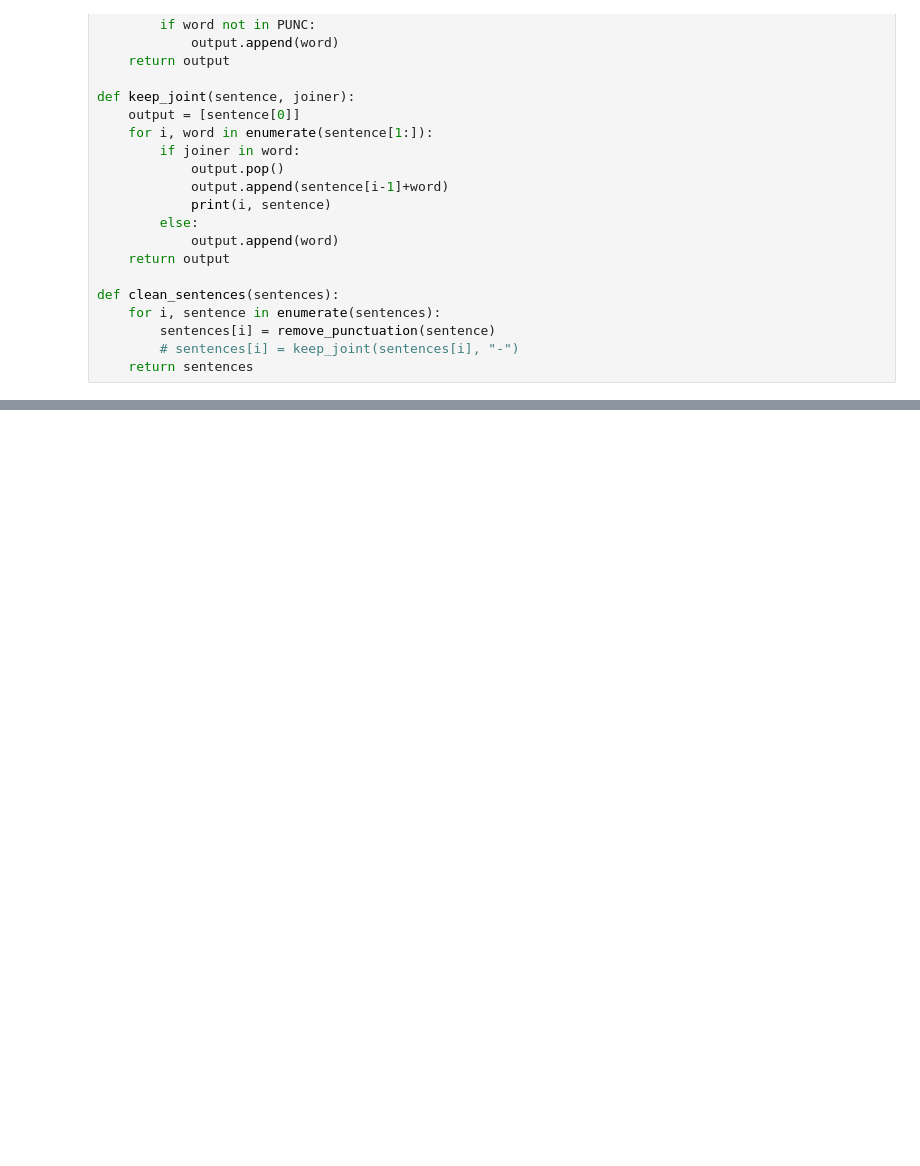
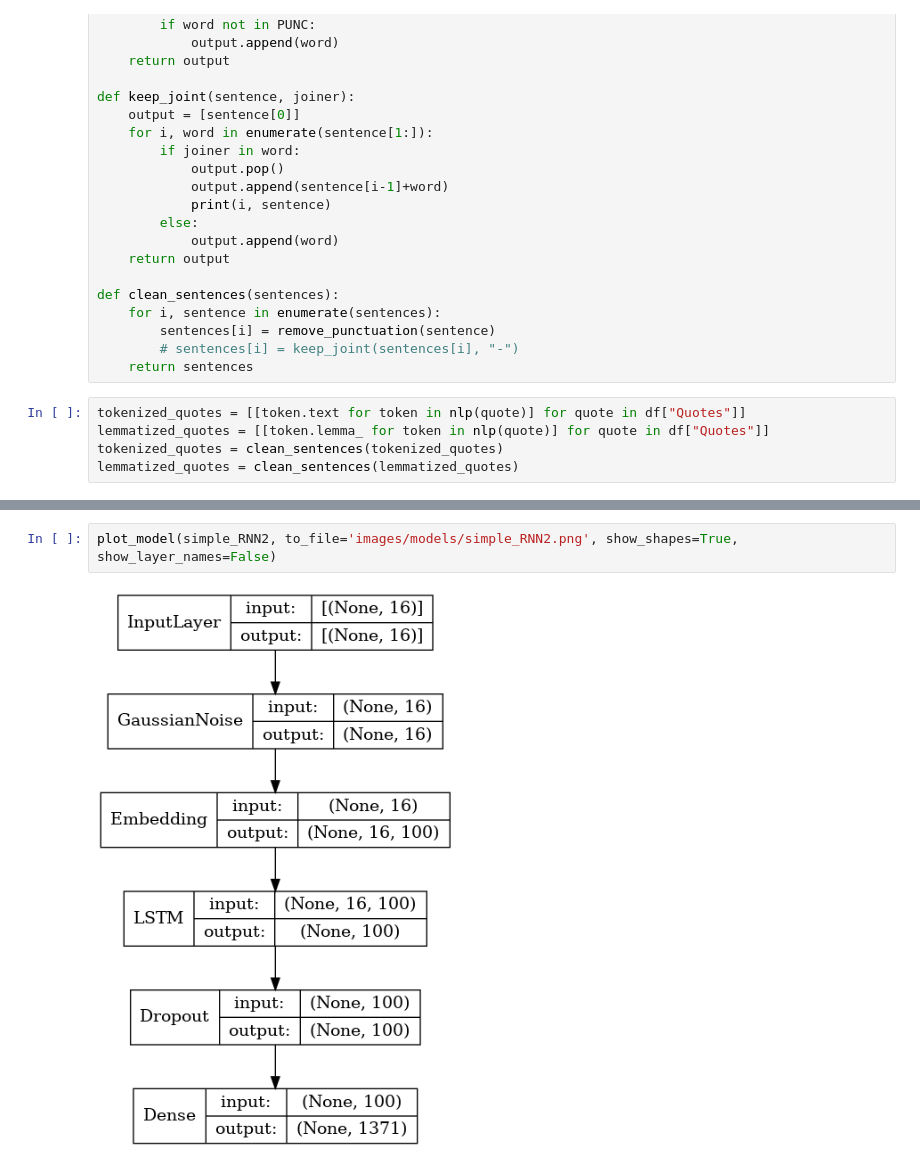
Before and after one commit to glennwuwu/next-word-predictor-rnn, a Jupyter notebook: RNN.ipynb, the cells around one changed output, grey strips where cells are left out. Drawn from its saved outputs; the diff is of its cells as text; blank space fills up the shorter version.

```diff
--- a/RNN.ipynb
+++ b/RNN.ipynb
@@ -182,3 +183,8 @@ def clean_sentences(sentences):
         sentences[i] = remove_punctuation(sentence)
         # sentences[i] = keep_joint(sentences[i], "-")
     return sentences
+# %%
+tokenized_quotes = [[token.text for token in nlp(quote)] for quote in df["Quotes"]]
+lemmatized_quotes = [[token.lemma_ for token in nlp(quote)] for quote in df["Quotes"]]
+tokenized_quotes = clean_sentences(tokenized_quotes)
+lemmatized_quotes = clean_sentences(lemmatized_quotes)
@@ -323 +460,5 @@ def plot_history(history):
+# %%
+plot_model(simple_RNN2, to_file='images/models/simple_RNN2.png', show_shapes=True, show_layer_names=False)
+# %% [output]
+[figure, added]
 # %%
```
Also changed, not shown: parts of 27 cells of this notebook, 4 other files.
